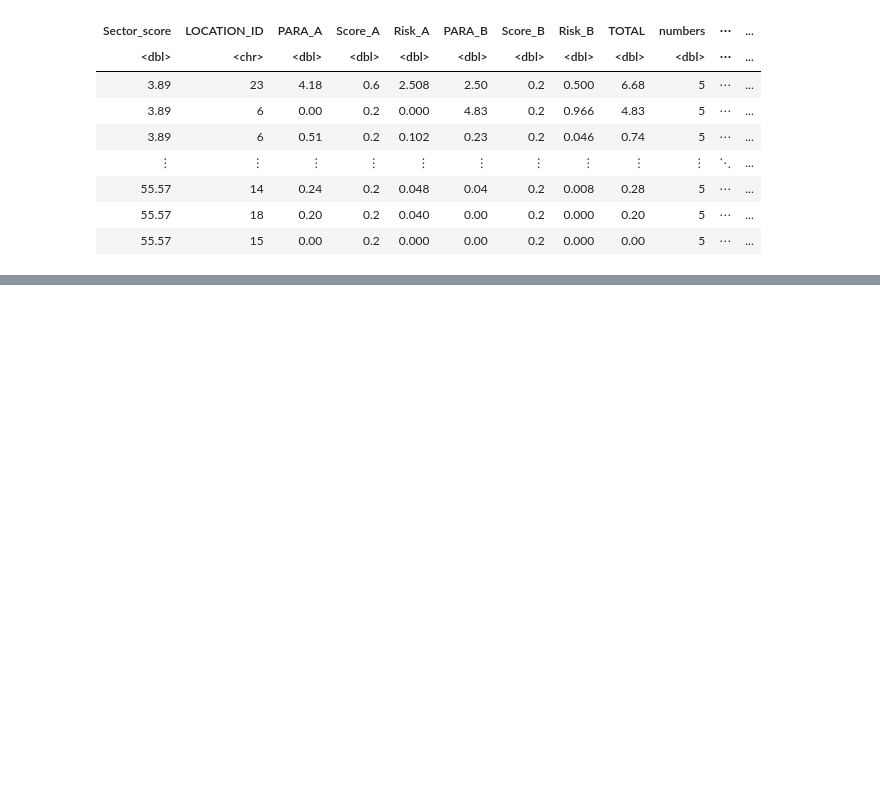
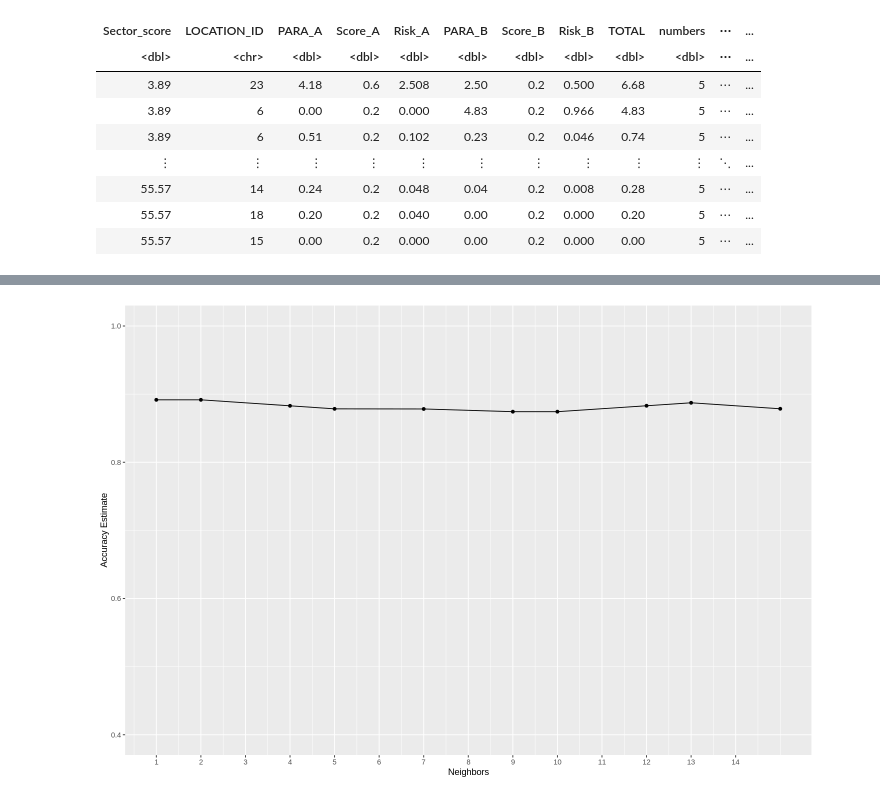
Before and after one commit to fulleraltamiranoe/audit_data, a Jupyter notebook: Audit.ipynb, the cells around one changed output, grey strips where cells are left out. Drawn from its saved outputs; the diff is of its cells as text; code cells hidden in the pictures; blank space fills up the shorter version.

```diff
--- a/Audit.ipynb
+++ b/Audit.ipynb
@@ -87,0 +97,39 @@ audit_trial
+# %%
+set.seed(1001)
+
+# Splitting data into training and testing sets
+audit_split <- initial_split(audit_trial, prop = 3/4, strata = Risk)
+audit_train <- training(audit_split)
+audit_test <- testing(audit_split)
+
+# Training
+audit_recipe <- recipe(Risk ~ PARA_B + Money_Value, data = audit_train) %>%
+    step_scale(all_predictors())%>%
+    step_center(all_predictors())
+
+# tuning, how many K?
+knn_tune <- nearest_neighbor(weight_func = 'rectangular', neighbors = tune()) %>%
+    set_engine('kknn') %>%
+    set_mode('classification')
+
+audit_vfold <- vfold_cv(audit_train, v = 5, strata = Risk)
+
+knn_results <- workflow() %>%
+    add_recipe(audit_recipe) %>%
+    add_model(knn_tune) %>%
+    tune_grid(resamples = audit_vfold, grid = 10) %>%
+    collect_metrics()
+
+accuracies <- knn_results %>%
+    filter(.metric == 'accuracy')
+
+accuracy_versus_k <- ggplot(accuracies, aes(x = neighbors, y = mean)) +
+      geom_point() +
+      geom_line() +
+      labs(x = "Neighbors", y = "Accuracy Estimate") +
+      scale_x_continuous(breaks = seq(0, 14, by = 1)) +  # adjusting the x-axis
+      scale_y_continuous(limits = c(0.4, 1.0)) # adjusting the y-axis
+
+accuracy_versus_k
+# %% [output]
+[figure, added]
```
Also changed, not shown: parts of 3 cells of this notebook.
